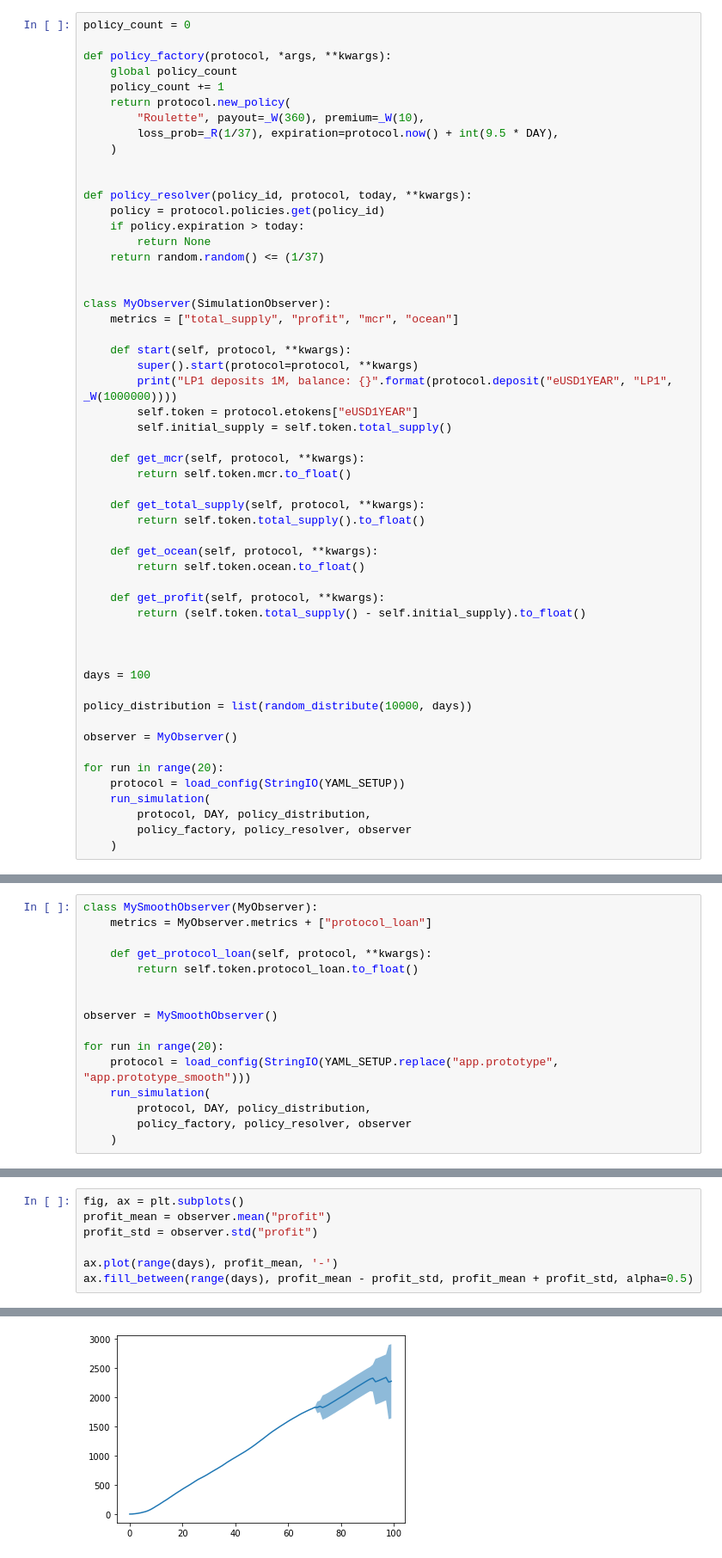
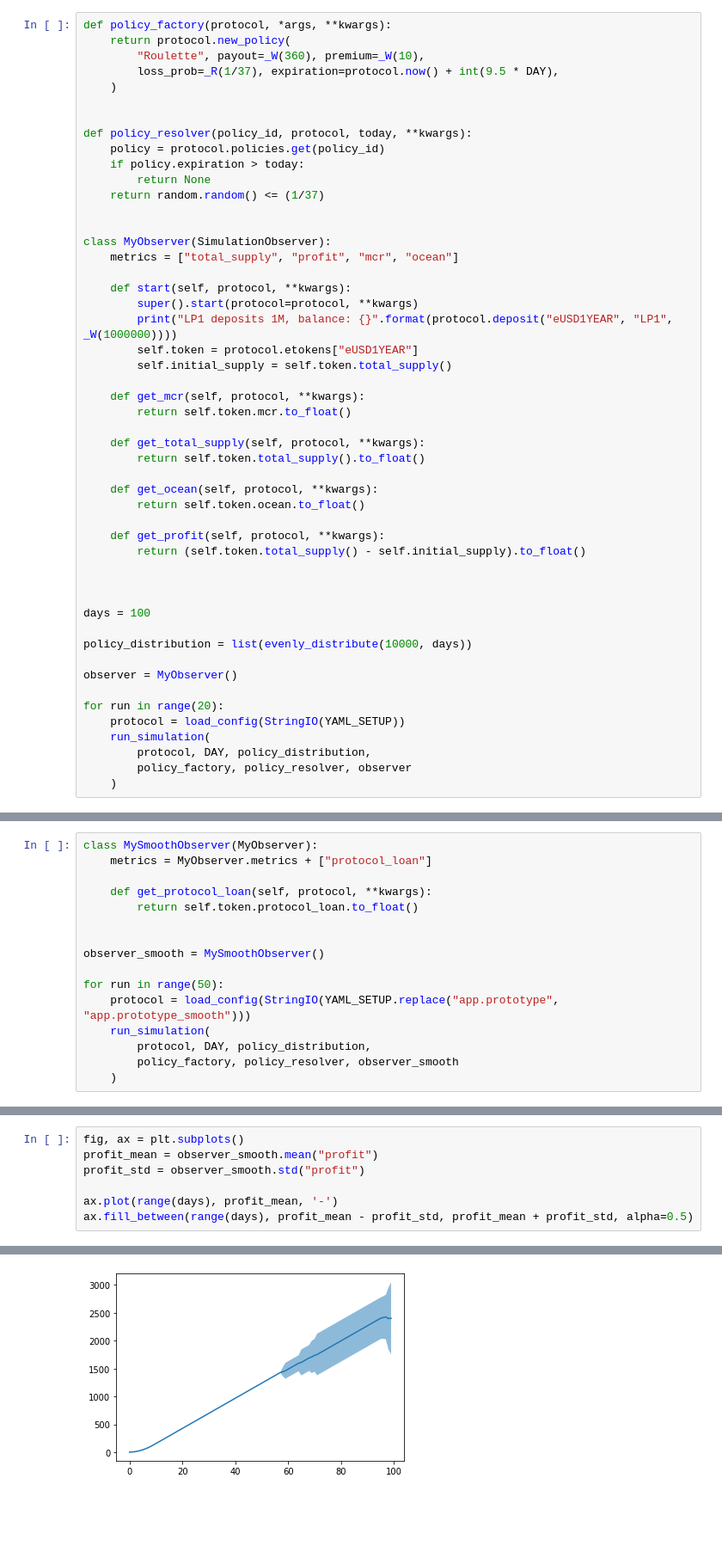
Before and after one commit to ensuro/ensuro, a Jupyter notebook: api/notebooks/Simulation.ipynb, the cells around one changed output, grey strips where cells are left out. Shown at 86% size. Cells and saved outputs as stored; diff of their text form; blank space fills up the shorter version.

```diff
--- a/api/notebooks/Simulation.ipynb
+++ b/api/notebooks/Simulation.ipynb
@@ -24,11 +24,7 @@ etokens:
 
 # protocol = load_config(StringIO(YAML_SETUP))
 # %%
-policy_count = 0
-
 def policy_factory(protocol, *args, **kwargs):
-    global policy_count
-    policy_count += 1
     return protocol.new_policy(
         "Roulette", payout=_W(360), premium=_W(10),
         loss_prob=_R(1/37), expiration=protocol.now() + int(9.5 * DAY),
@@ -67,7 +63,7 @@ class MyObserver(SimulationObserver):
 
 days = 100
 
-policy_distribution = list(random_distribute(10000, days))
+policy_distribution = list(evenly_distribute(10000, days))
 
 observer = MyObserver()
 
@@ -116,13 +112,13 @@ class MySmoothObserver(MyObserver):
         return self.token.protocol_loan.to_float()
 
 
-observer = MySmoothObserver()
+observer_smooth = MySmoothObserver()
 
-for run in range(20):
+for run in range(50):
     protocol = load_config(StringIO(YAML_SETUP.replace("app.prototype", "app.prototype_smooth")))
     run_simulation(
         protocol, DAY, policy_distribution,
-        policy_factory, policy_resolver, observer
+        policy_factory, policy_resolver, observer_smooth
     )
 # %% [output]
 LP1 deposits 1M, balance: 1000000
@@ -148,10 +141,10 @@ LP1 deposits 1M, balance: 1000000
 # %%
 fig, ax = plt.subplots()
-profit_mean = observer.mean("profit")
-profit_std = observer.std("profit")
+profit_mean = observer_smooth.mean("profit")
+profit_std = observer_smooth.std("profit")
 
 ax.plot(range(days), profit_mean, '-')
 ax.fill_between(range(days), profit_mean - profit_std, profit_mean + profit_std, alpha=0.5)
 # %% [output]
 <matplotlib.collections.PolyCollection at 0x...>
-[figure, old version]
+[figure, new version]
```
Also changed, not shown: parts of 4 cells of this notebook, 2 other files.
